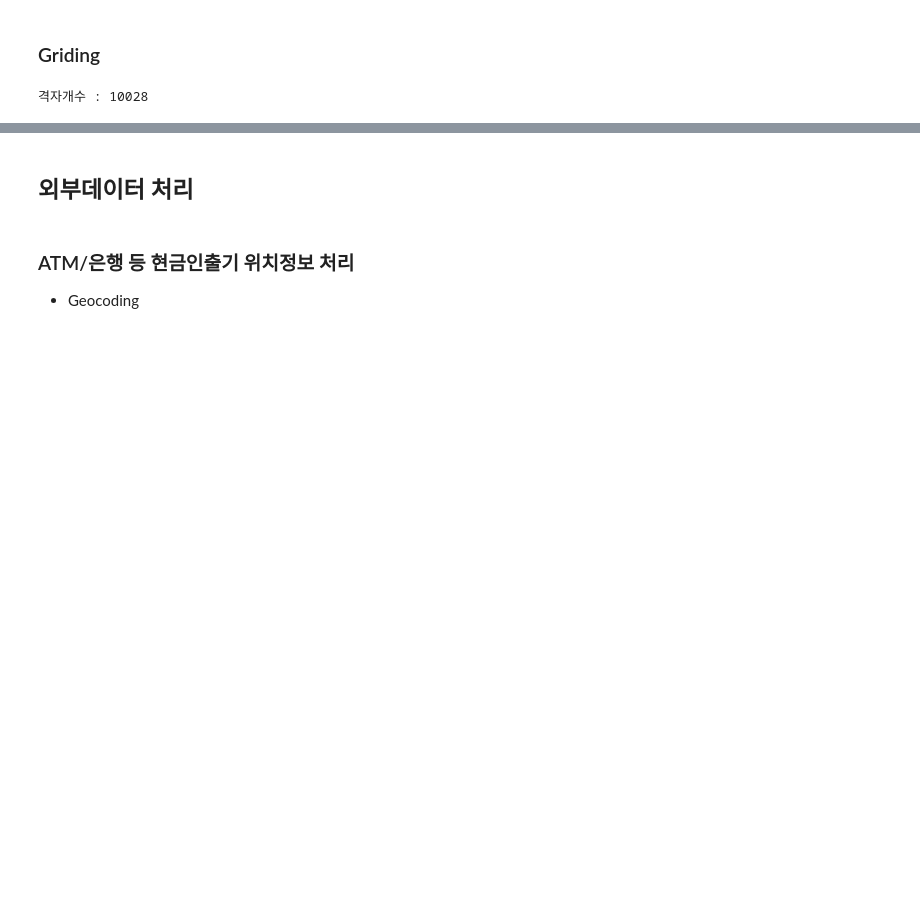
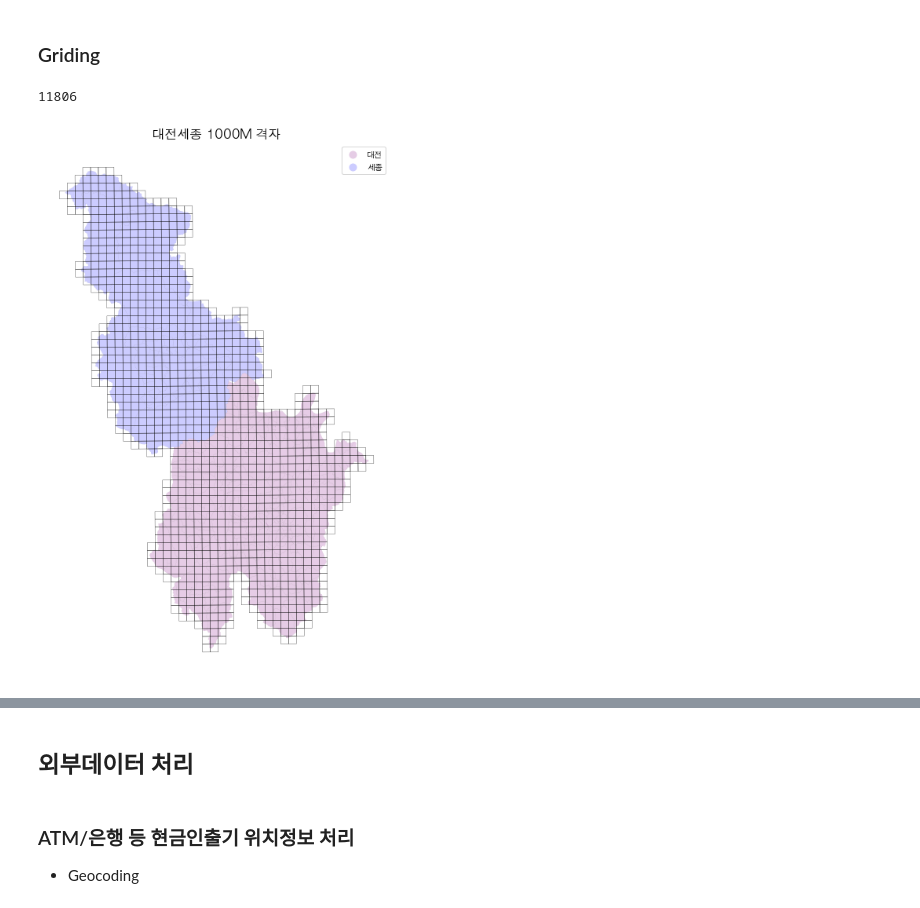
Before and after one commit to ddangchani/LocalSecurity_competition, a Jupyter notebook: preprocessing.ipynb, the cells around one changed output, grey strips where cells are left out. Saved outputs shown, nothing was run; the diff lists cells and outputs as text; code cells hidden in the pictures; blank space fills up the shorter version.

```diff
--- a/preprocessing.ipynb
+++ b/preprocessing.ipynb
@@ -110,35 +119,36 @@ whole_area.to_file('data/whole_adm_area.gpkg', index=False)
 # %% [markdown]
 ### Griding
 # %%
-# 격자생성
-'''
-지역과 intersect되는 격자 추출
-'''
-from shapely.geometry import Polygon
+# # 격자생성
+# '''
+# 지역과 intersect되는 격자 추출
+# '''
+# from shapely.geometry import Polygon
 
-whole_area_5181 = whole_area.to_crs(epsg=5181)
-xmin, ymin, xmax, ymax = whole_area_5181.total_bounds # Total bound : 최대지점
+# whole_area_5181 = whole_area.to_crs(epsg=5181)
+# xmin, ymin, xmax, ymax = whole_area_5181.total_bounds # Total bound : 최대지점
 
-length = 1000 # 가로/세로 500m 격자
-wide = 1000
+# length = 1000 # 가로/세로 1000m 격자
+# wide = 1000
 
-cols = list(np.arange(xmin, xmax + wide, wide))
-rows = list(np.arange(ymin, ymax + length, length))
+# cols = list(np.arange(xmin, xmax + wide, wide))
+# rows = list(np.arange(ymin, ymax + length, length))
 
-polygons = []
-for x in tqdm(cols[:-1]):
-    for y in rows[:-1]:
-        polygon_i = Polygon([(x,y), (x+wide, y), (x+wide, y+length), (x, y+length)])
-        if whole_area_5181.geometry.intersects(polygon_i).any(): # Intersect(교차) 여부 파악
-            polygons.append(polygon_i)
-        else:
-            pass
+# polygons = []
+# for x in tqdm(cols[:-1]):
+#     for y in rows[:-1]:
+#         polygon_i = Polygon([(x,y), (x+wide, y), (x+wide, y+length), (x, y+length)])
+#         if whole_area_5181.geometry.intersects(polygon_i).any(): # Intersect(교차) 여부 파악
+#             polygons.append(polygon_i)
+#         else:
+#             pass
 
-grid = gpd.GeoDataFrame({'geometry':polygons}, crs='EPSG:5181').to_crs('WGS84')
-grid.to_file('data/grid.gpkg', index=False)
-print('격자개수 : ' + str(len(grid)))
+# grid = gpd.GeoDataFrame({'geometry':polygons}, crs='EPSG:5181').to_crs('WGS84')
+# grid.to_file('data/grid.gpkg', index=False)
+# print('격자개수 : ' + str(len(grid)))
-# %% [output]
-격자개수 : 10028
+# %%
+# 격자 > SGIS 시스템의 1000M 격자 사용
+grid = gpd.read_file('data/CENSUS/grid.gpkg')
 # %%
 # 각 접수사건 포함 행정구역 추출
 from tqdm import tqdm
@@ -149,7 +159,10 @@ for i in tqdm(range(len(gdf_crime))):
     if len(arr_i) > 0 :
         gdf_crime.iat[i, 4] = whole_area.iat[arr_i[0],4] # GID 대입
 # %%
-# 대상지역 외 사건 제외(590개)
+# 대상지역 외 사건 제외
 gdf_crime = gdf_crime[~(gdf_crime.ADM_AREA == 0)]
+len(gdf_crime)
+# %% [output]
+11806
 # %%
 # 각 지역별로 분리
@@ -157,5 +170,21 @@ gdf_crime_chungnam = gdf_crime.loc[gdf_crime.ADM_AREA.isin(chungnam.GID),:]
 gdf_crime_daejeon = gdf_crime.loc[gdf_crime.ADM_AREA.isin(daejeon.GID),:]
 gdf_crime_sejong = gdf_crime.loc[gdf_crime.ADM_AREA.isin(sejong.GID),:]
+# %%
+# Plot
+from matplotlib.colors import ListedColormap
+
+fig, ax = plt.subplots(nrows=1, ncols=1, figsize=(10,10))
+whole_area.plot(column='시도', ax=ax, zorder=1, cmap=ListedColormap(['purple','blue']), alpha=0.2, edgecolor='black', linewidth=0.1, legend=True, categorical=True)
+grid.boundary.plot(ax=ax, zorder=2, color='black', linewidth=0.3)
+# gdf_crime.geometry.plot(ax=ax, zorder=2, color='red', alpha=0.1, markersize=2)
+
+ax.set_axis_off()
+
+plt.title('대전세종 1000M 격자', fontsize=16)
+plt.tight_layout()
+plt.show()
+# %% [output]
+[figure, added]
 # %%
 # Plot
 from matplotlib.colors import ListedColormap
```
Also changed, not shown: parts of 30 cells of this notebook, 17 other files.
